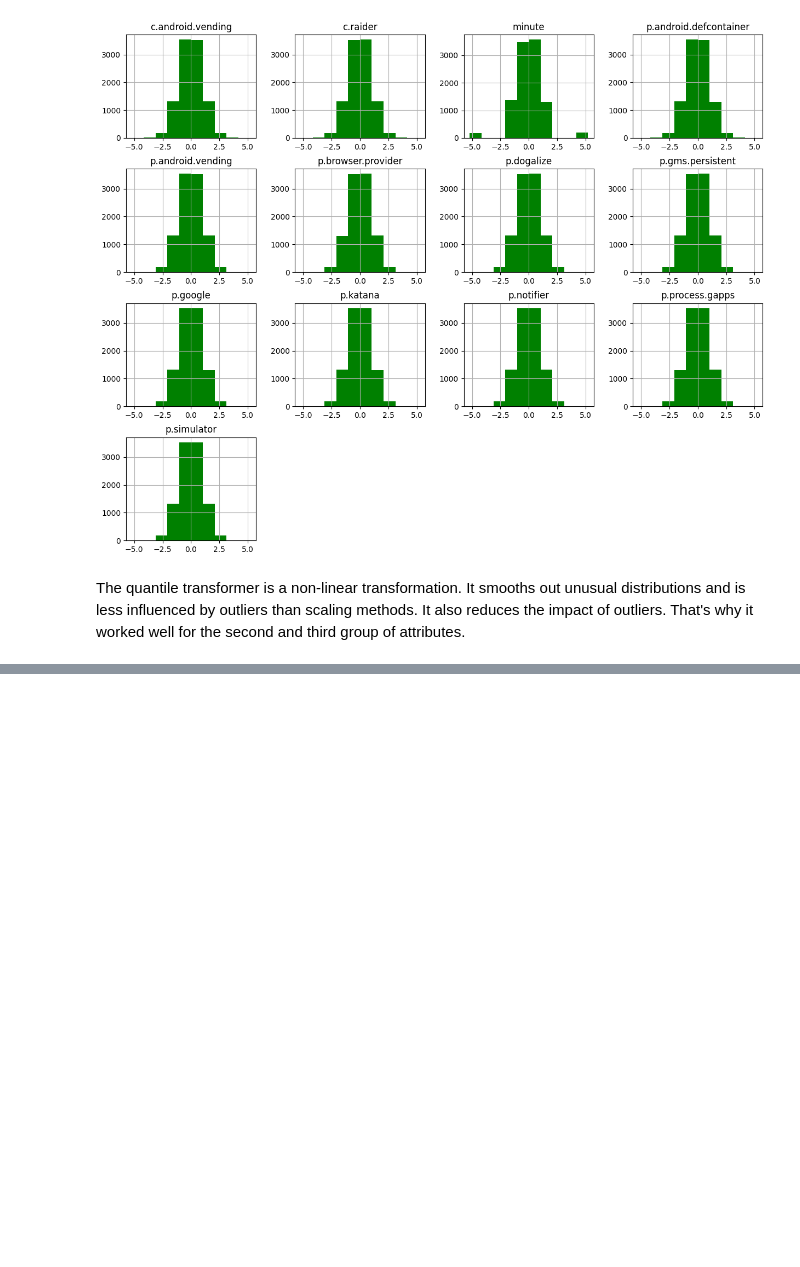
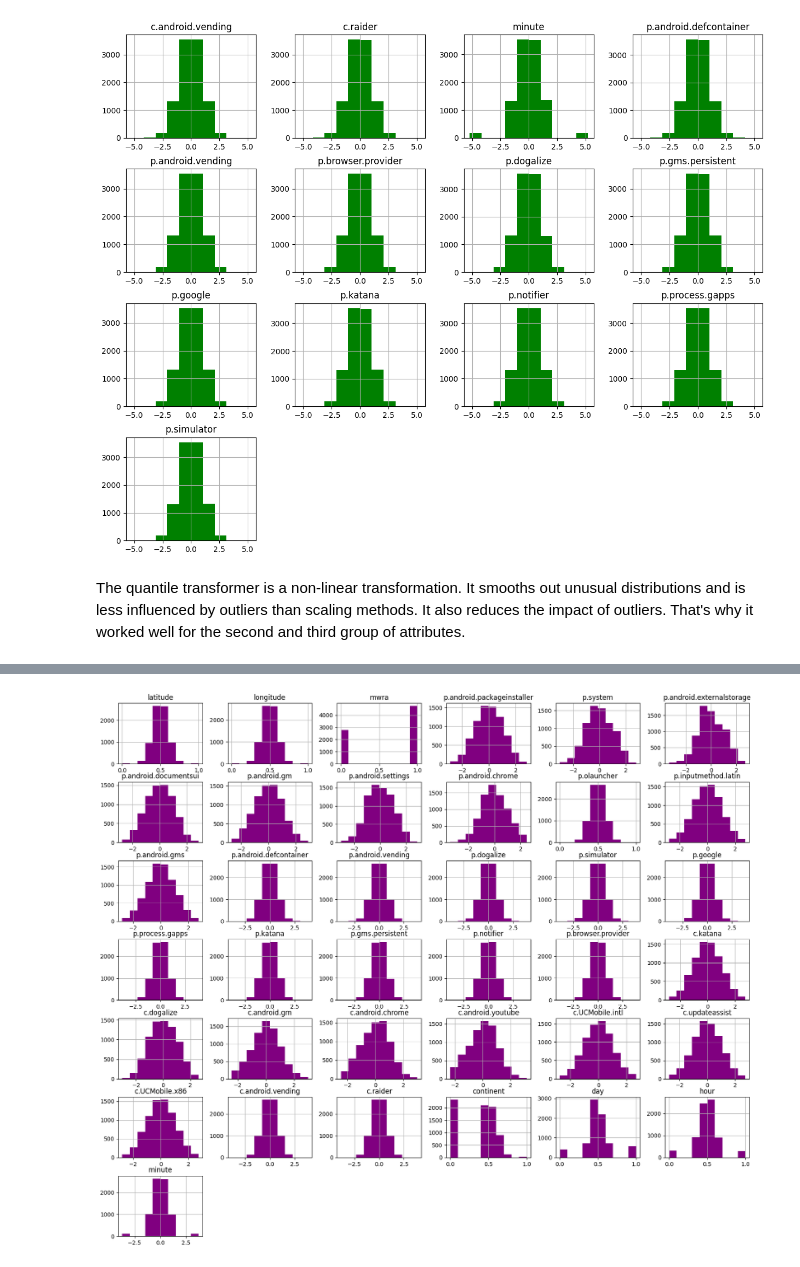
Before and after one commit to myrres0/IAU-2024, a Jupyter notebook: phase-2-oleh.ipynb, the cells around one changed output, grey strips where cells are left out. Saved outputs shown, nothing was run; the diff lists cells and outputs as text; code cells hidden in the pictures; blank space fills up the shorter version.

```diff
--- a/phase-2-oleh.ipynb
+++ b/phase-2-oleh.ipynb
@@ -395,0 +476,9 @@ plt.show()
+# %%
+train_data[simillar_to_normal_group] = StandardScaler().fit_transform(train_data[simillar_to_normal_group])
+train_data[second_group] = MinMaxScaler().fit_transform(train_data[second_group])
+train_data[third_group] = RobustScaler().fit_transform(train_data[third_group])
+
+train_data.hist(figsize=(20, 17), color='purple')
+plt.show()
+# %% [output]
+[figure, added]
```
Also changed, not shown: parts of 39 cells of this notebook.
